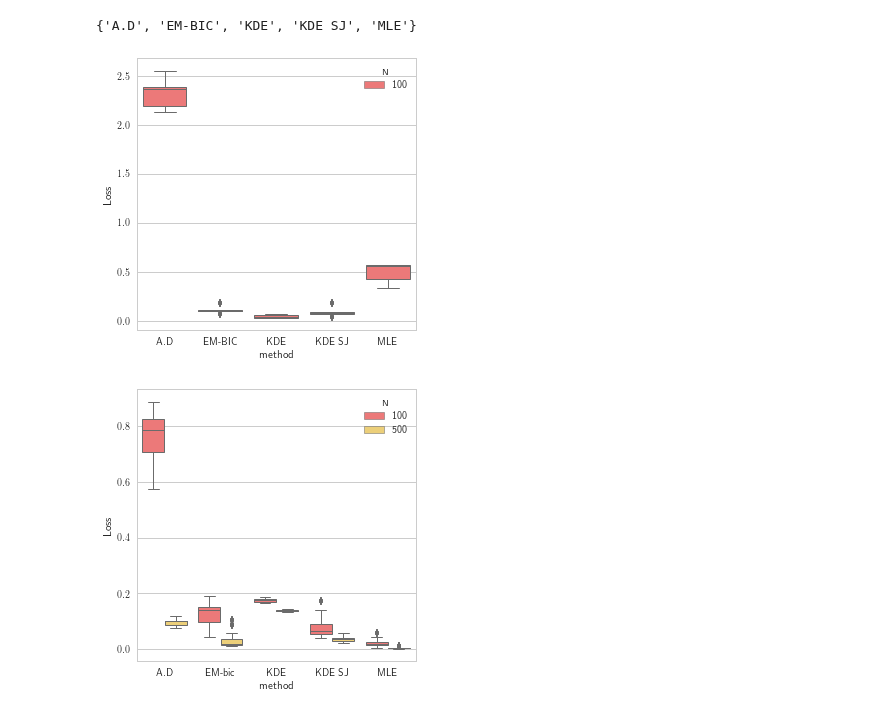
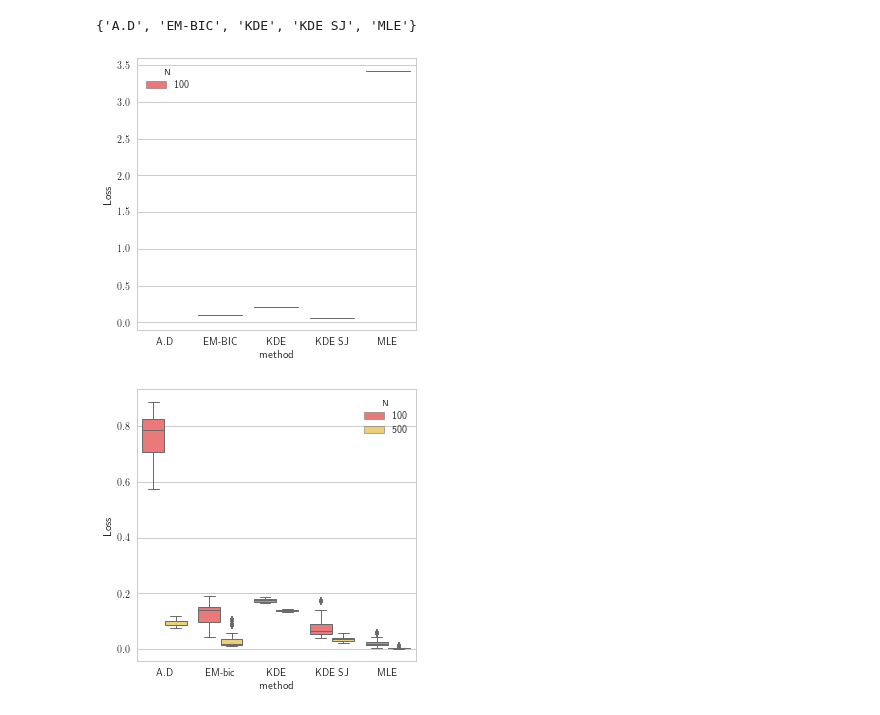
Before and after one commit to mehdisebbar/kl-aggregation, a Jupyter notebook: weight_vector_simulations_paper/weight_vector_estim_code/result extract v2.ipynb, the cells around one changed output. Drawn from its saved outputs; the diff is of its cells as text; code cells hidden in the pictures.

Commit message:
ajout dictionnaire uniforme

```diff
--- a/weight_vector_simulations_paper/weight_vector_estim_code/result extract v2.ipynb
+++ b/weight_vector_simulations_paper/weight_vector_estim_code/result extract v2.ipynb
@@ -13,7 +13,7 @@ from os import listdir
 from os.path import isfile, join
 import pickle
 import pandas as pd
-simu_folder = "2017-06-12_17.53.02"
+simu_folder = "2017-06-12_18.06.44"
 folder = "/Users/mehdi/Downloads/"+simu_folder+"/"
 onlyfiles = [f for f in listdir(folder) if (isfile(join(folder, f)) and f.startswith("res_K"))]
 
@@ -243,9 +243,9 @@ def generate_boxplots(df, type_dens, metric):
     sns_plot = boxplot.get_figure()
     #sns_plot.savefig("../../phd-thesis/TeX_files/output_"+type_dens+"_"+metric+".png")
 # %%
-generate_boxplots(df5, "uniform", "L2")
+generate_boxplots(df5, "rect", "KL")
 # %% [output]
-[figure, old version]
+[figure, new version]
 # %%
 for type_dens in df5.type_dens.unique():
     for metric in ["KL", "L2"]:
```
Also changed, not shown: parts of 5 cells of this notebook, 1 other file.
